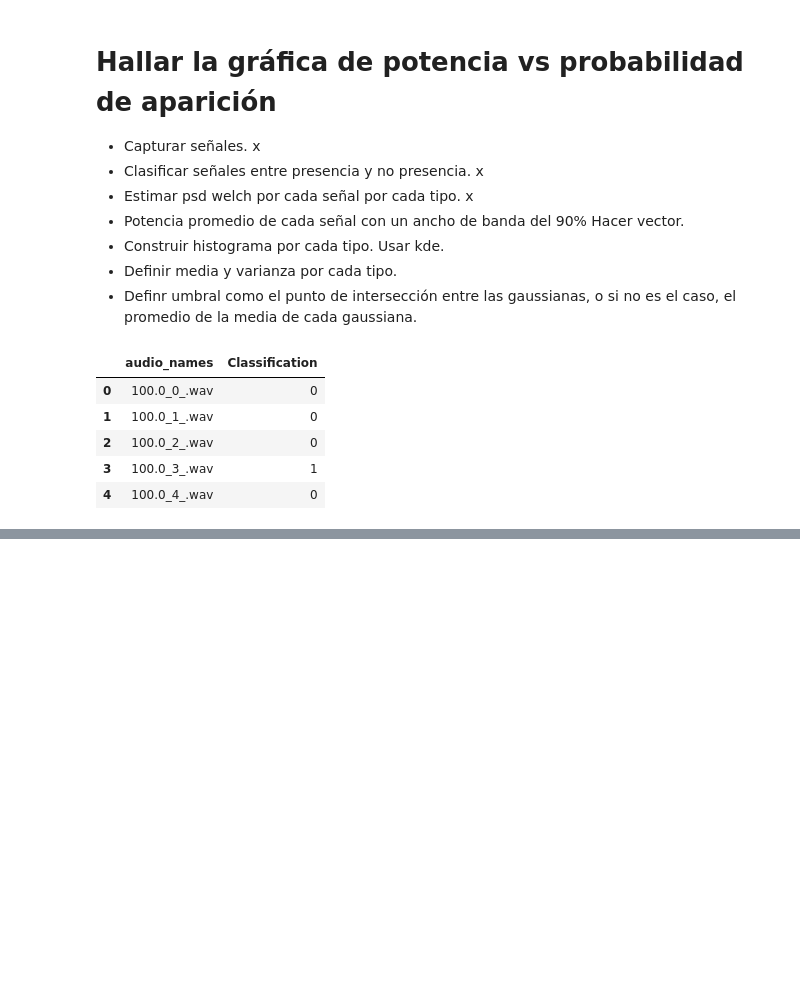
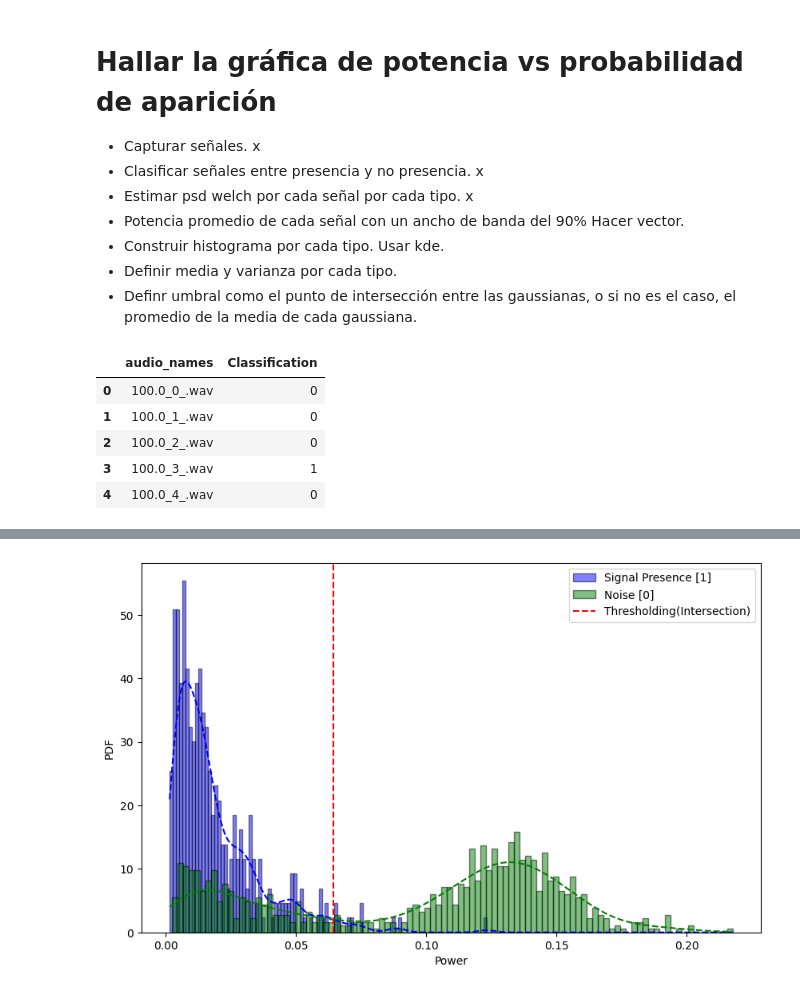
Before and after one commit to dramirezbe/Signal-theory, a Jupyter notebook: SDR/radio-classification/GaussianThresholding.ipynb, the cells around one changed output, grey strips where cells are left out. Cells and saved outputs as stored; diff of their text form; code cells hidden in the pictures; blank space fills up the shorter version.

Commit message:
gaussian_thresholding-final

```diff
--- a/SDR/radio-classification/GaussianThresholding.ipynb
+++ b/SDR/radio-classification/GaussianThresholding.ipynb
@@ -107,0 +165,39 @@ plt.show()
+# %%
+psd_ones_power_v = np.zeros((psd_ones_band.shape[0]))
+psd_zeros_power_v = np.zeros((psd_zeros_band.shape[0]))
+
+for i in range(psd_ones_band.shape[0]):
+    psd_row = psd_ones_band[i]
+    psd_row_max = np.max(psd_row)
+    psd_ones_power_v[i] = np.mean(psd_row)/psd_row_max
+
+for i in range(psd_zeros_band.shape[0]):
+    psd_row = psd_zeros_band[i]
+    psd_row_max = np.max(psd_row)
+    psd_zeros_power_v[i] = np.mean(psd_row)/psd_row_max
+# %%
+kde_ones = gaussian_kde(psd_ones_power_v, bw_method=0.2)
+kde_zeros = gaussian_kde(psd_zeros_power_v, bw_method=0.2)
+
+x = np.linspace(min(psd_zeros_power_v.min(), psd_ones_power_v.min()),
+                max(psd_zeros_power_v.max(), psd_ones_power_v.max()), 1000)
+
+pdf_ones = kde_ones(x)
+pdf_zeros = kde_zeros(x)
+
+diff = pdf_ones - pdf_zeros
+intersection = np.where(np.diff(np.sign(diff)))[0]
+intersection_value = x[intersection][0]
+
+plt.figure(figsize=(10,6))
+plt.hist(psd_ones_power_v, bins=100, density=True, alpha=0.5, color='blue', label='Signal Presence [1]', edgecolor='black')
+plt.hist(psd_zeros_power_v, bins=100, density=True, alpha=0.5, color='green', label='Noise [0]', edgecolor='black')
+plt.plot(x, pdf_ones, 'b--')
+plt.plot(x, pdf_zeros, 'g--')
+plt.axvline(x=intersection_value, color='red', linestyle='--', label='Thresholding(Intersection)')
+plt.xlabel('Power')
+plt.ylabel('PDF')
+plt.legend()
+plt.show()
+# %% [output]
+[figure, added]
```
Also changed, not shown: parts of 6 cells of this notebook.
